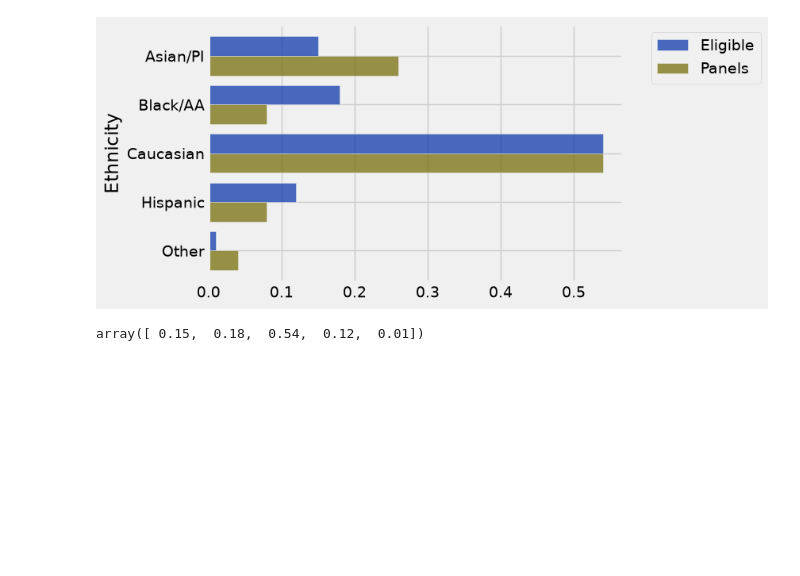
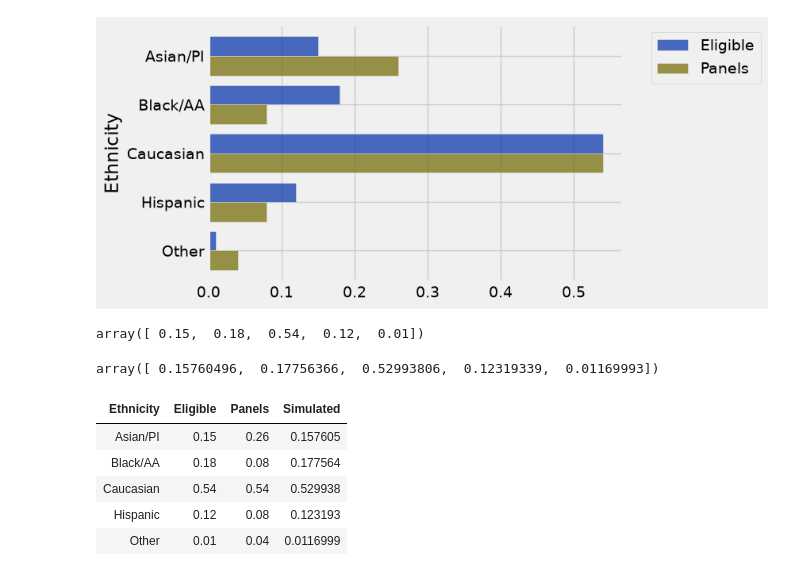
Before and after one commit to lawtonsclass/f26-code-from-class, a Jupyter notebook: data8/ch11.ipynb, the cells around one changed output. Saved outputs shown, nothing was run; the diff lists cells and outputs as text; code cells hidden in the pictures; blank space fills up the shorter version.

```diff
--- a/data8/ch11.ipynb
+++ b/data8/ch11.ipynb
@@ -90,3 +90,19 @@ jury.barh('Ethnicity')
 jury.column('Eligible')
 # %% [output]
 array([ 0.15,  0.18,  0.54,  0.12,  0.01])
+# %%
+model = jury.column('Eligible')
+simulated = sample_proportions(1453, model)
+simulated
+# %% [output]
+array([ 0.15760496,  0.17756366,  0.52993806,  0.12319339,  0.01169993])
+# %%
+jury_with_simulated = jury.with_column('Simulated', simulated)
+jury_with_simulated
+# %% [output]
+| Ethnicity | Eligible | Panels | Simulated |
+| Asian/PI | 0.15 | 0.26 | 0.157605 |
+| Black/AA | 0.18 | 0.08 | 0.177564 |
+| Caucasian | 0.54 | 0.54 | 0.529938 |
+| Hispanic | 0.12 | 0.08 | 0.123193 |
+| Other | 0.01 | 0.04 | 0.0116999 |
```
Also changed, not shown: parts of 10 cells of this notebook.
